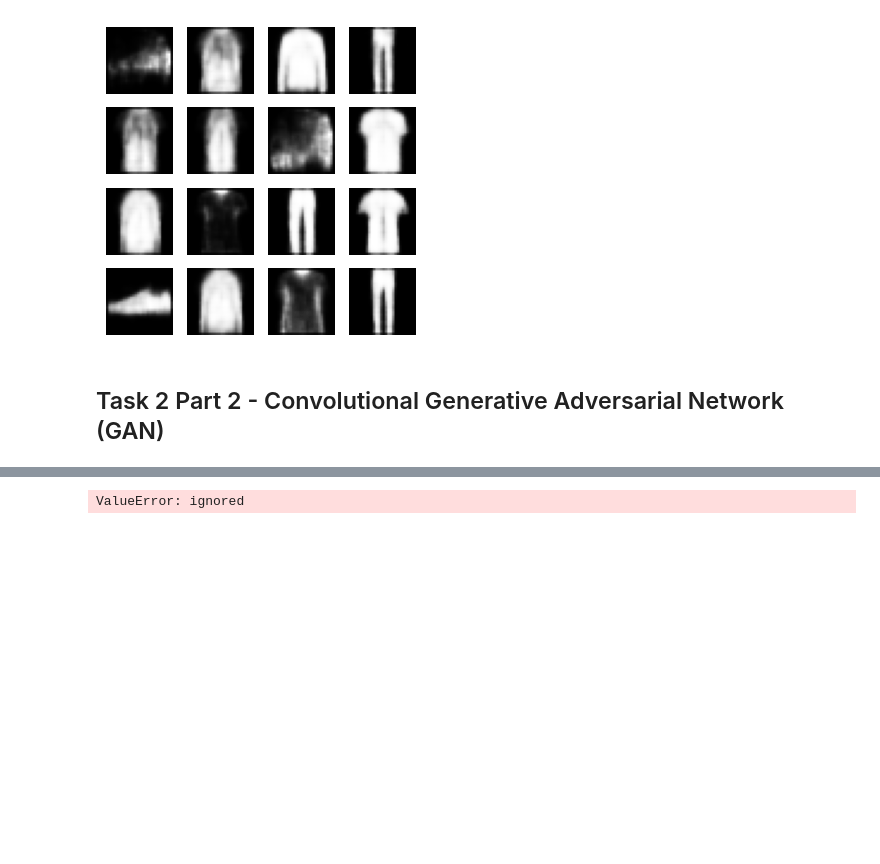
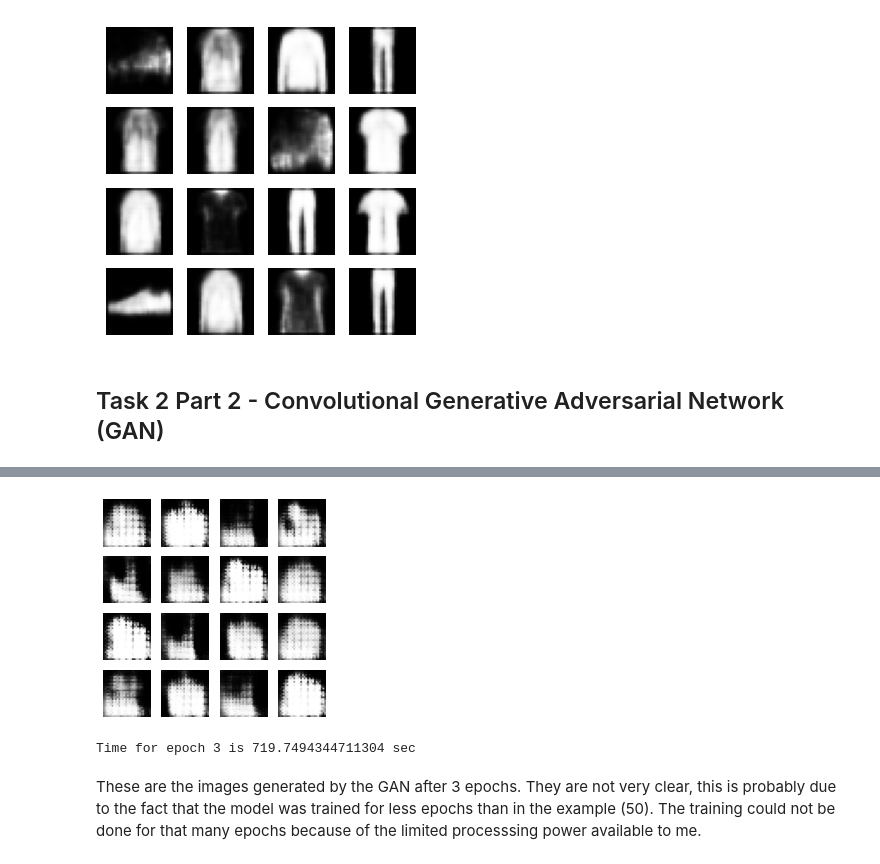
Before and after one commit to savula13/ProjectsInMLandAI, a Jupyter notebook: assign5.ipynb, the cells around one changed output, grey strips where cells are left out. Saved outputs shown, nothing was run; the diff lists cells and outputs as text; code cells hidden in the pictures; blank space fills up the shorter version.

```diff
--- a/assign5.ipynb
+++ b/assign5.ipynb
@@ -752,6 +773,9 @@ def generate_and_save_images(model, epoch, test_input):
   plt.savefig('image_at_epoch_{:04d}.png'.format(epoch))
   plt.show()
 # %%
-train(train_ds, EPOCHS)
+train(train_dataset, EPOCHS)
 # %% [output]
+[figure, added]
-ValueError: ignored
+Time for epoch 3 is 719.7494344711304 sec
+# %% [markdown]
+These are the images generated by the GAN after 3 epochs. They are not very clear, this is probably due to the fact that the model was trained for less epochs than in the example (50). The training could not be done for that many epochs because of the limited processsing power available to me.
```
Also changed, not shown: parts of 4 cells of this notebook.
